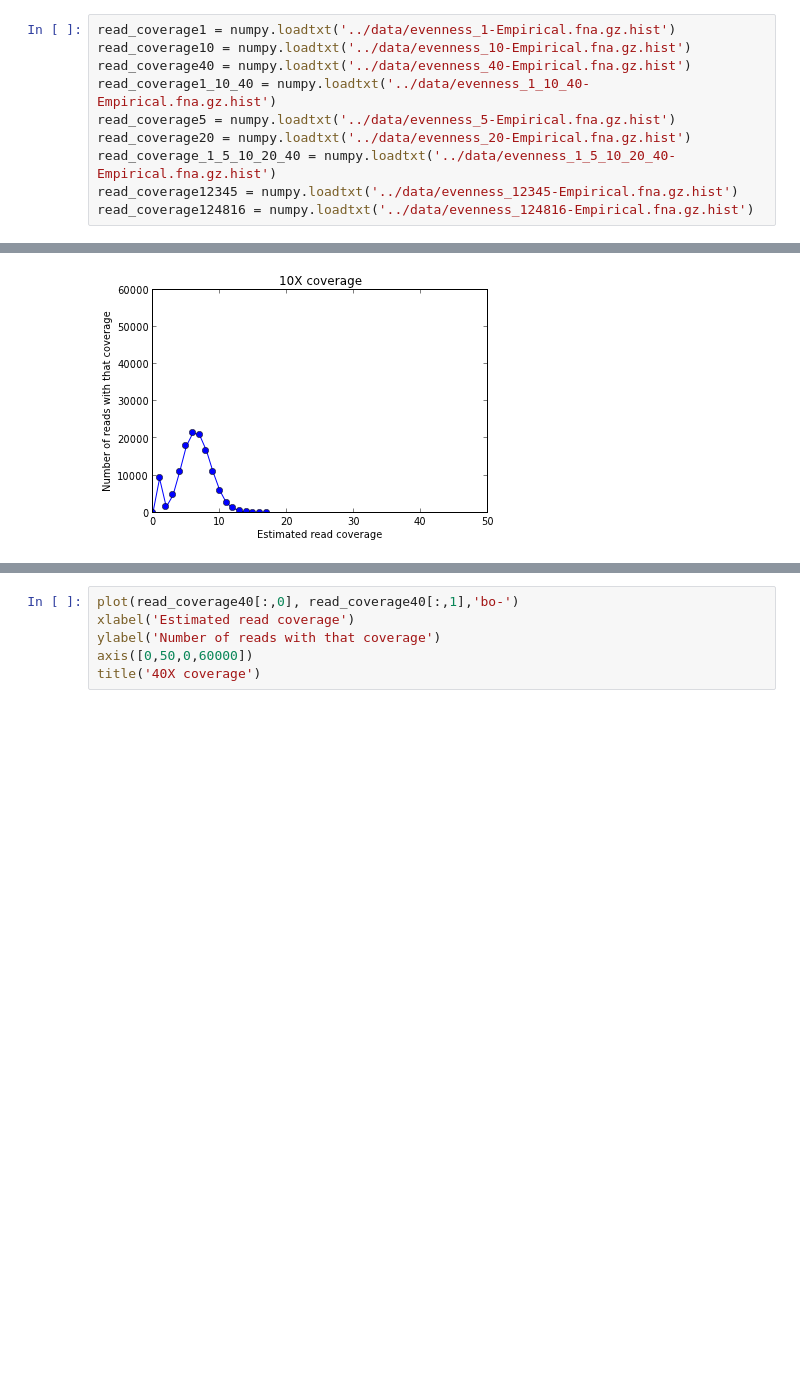
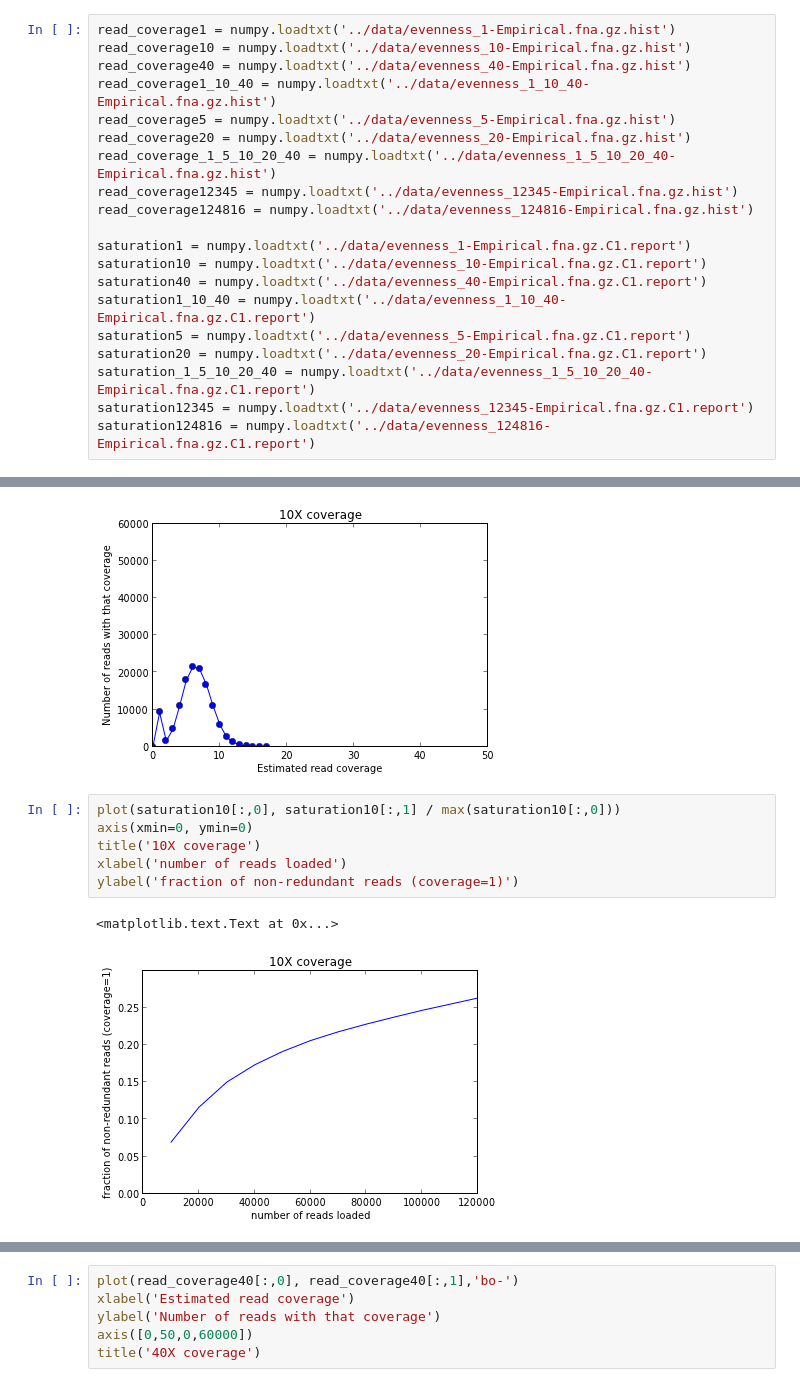
Before and after one commit to qingpeng/2013-diversity, a Jupyter notebook: notebook/evenness1017.ipynb, the cells around one changed output, grey strips where cells are left out. Drawn from its saved outputs; the diff is of its cells as text; blank space fills up the shorter version.

Commit message:
add saturation curve

```diff
--- a/notebook/evenness1017.ipynb
+++ b/notebook/evenness1017.ipynb
@@ -24,6 +26,16 @@ read_coverage20 = numpy.loadtxt('../data/evenness_20-Empirical.fna.gz.hist')
 read_coverage_1_5_10_20_40 = numpy.loadtxt('../data/evenness_1_5_10_20_40-Empirical.fna.gz.hist')
 read_coverage12345 = numpy.loadtxt('../data/evenness_12345-Empirical.fna.gz.hist')
 read_coverage124816 = numpy.loadtxt('../data/evenness_124816-Empirical.fna.gz.hist')
+
+saturation1 = numpy.loadtxt('../data/evenness_1-Empirical.fna.gz.C1.report')
+saturation10 = numpy.loadtxt('../data/evenness_10-Empirical.fna.gz.C1.report')
+saturation40 = numpy.loadtxt('../data/evenness_40-Empirical.fna.gz.C1.report')
+saturation1_10_40 = numpy.loadtxt('../data/evenness_1_10_40-Empirical.fna.gz.C1.report')
+saturation5 = numpy.loadtxt('../data/evenness_5-Empirical.fna.gz.C1.report')
+saturation20 = numpy.loadtxt('../data/evenness_20-Empirical.fna.gz.C1.report')
+saturation_1_5_10_20_40 = numpy.loadtxt('../data/evenness_1_5_10_20_40-Empirical.fna.gz.C1.report')
+saturation12345 = numpy.loadtxt('../data/evenness_12345-Empirical.fna.gz.C1.report')
+saturation124816 = numpy.loadtxt('../data/evenness_124816-Empirical.fna.gz.C1.report')
 # %%
 
 plot(read_coverage1[:,0], read_coverage1[:,1],'bo-')
@@ -43,3 +55,12 @@ axis([0,50,0,60000])
 # %% [output]
 [0, 50, 0, 60000]
 [figure]
+# %%
+plot(saturation10[:,0], saturation10[:,1] / max(saturation10[:,0]))
+axis(xmin=0, ymin=0)
+title('10X coverage')
+xlabel('number of reads loaded')
+ylabel('fraction of non-redundant reads (coverage=1)')
+# %% [output]
+<matplotlib.text.Text at 0x...>
+[figure, added]
```
Also changed, not shown: parts of 13 cells of this notebook, 14 other files.
